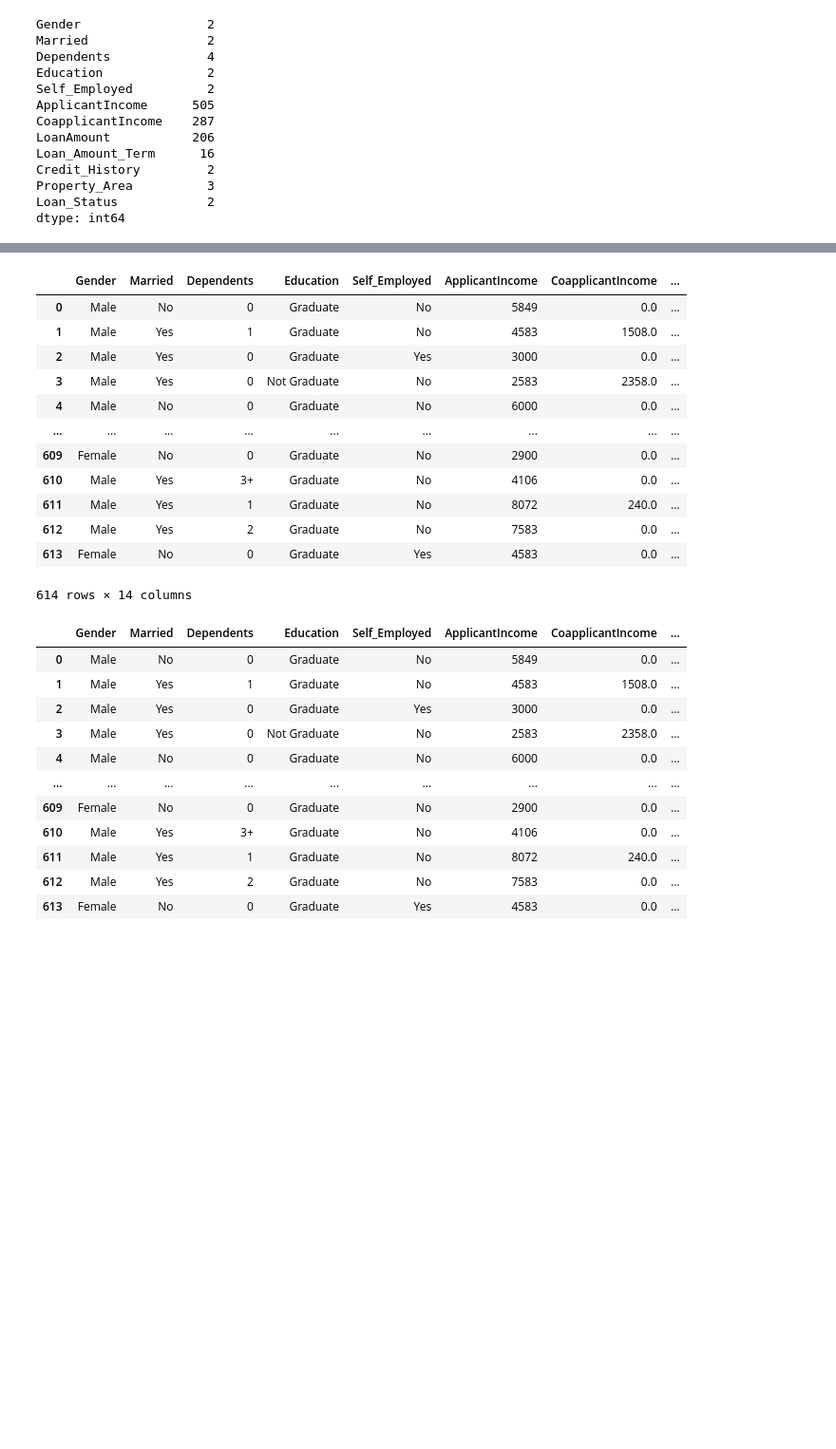
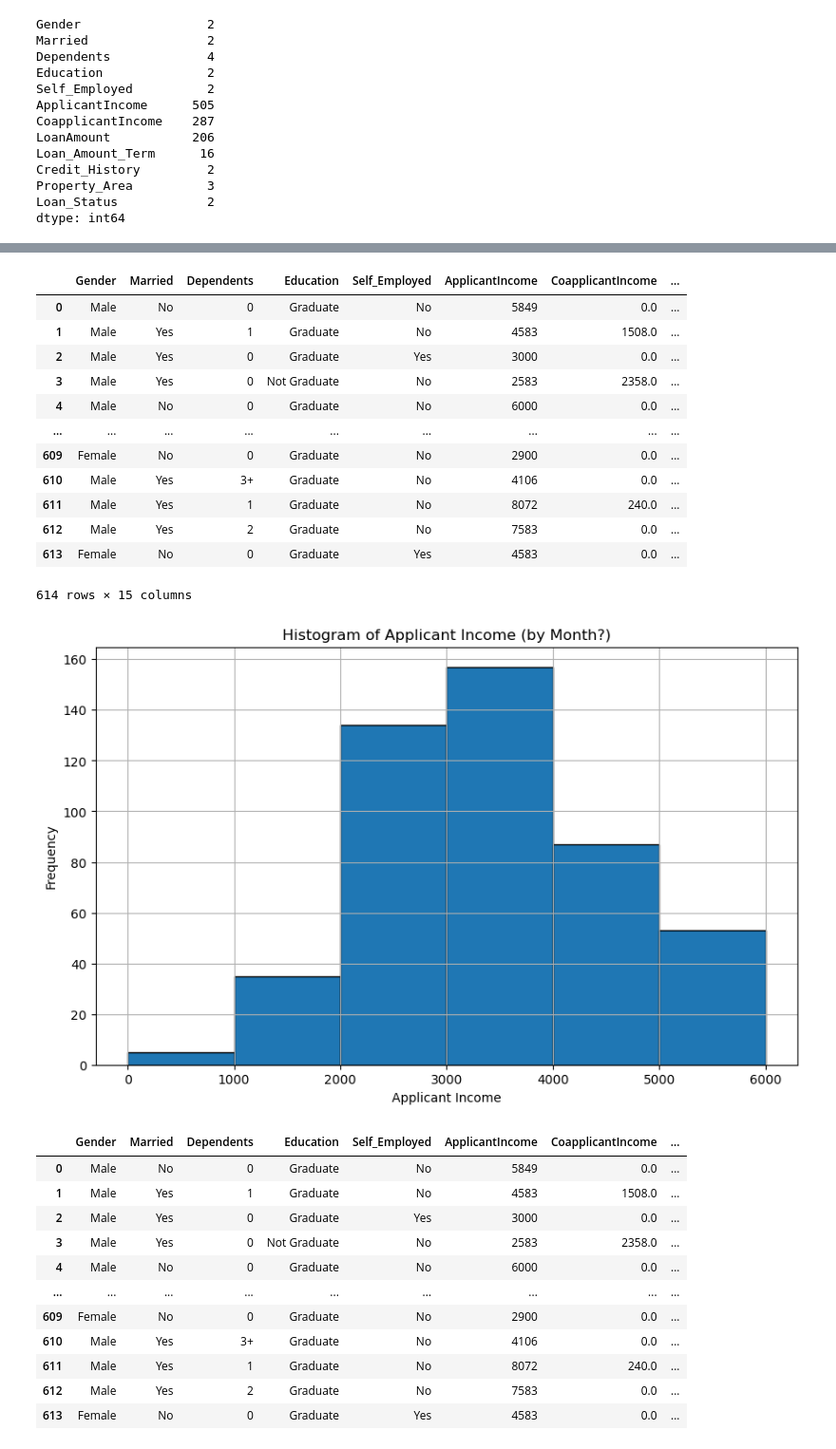
Before and after one commit to NataliiaShevchenko620/Finance_loan_approval_prediction_data, a Jupyter notebook: Finance_loan_approval_prediction.ipynb, the cells around one changed output, grey strips where cells are left out. Shown: that part at 95% size. Saved outputs shown, nothing was run; the diff lists cells and outputs as text; code cells hidden in the pictures; blank space fills up the shorter version.

```diff
--- a/Finance_loan_approval_prediction.ipynb
+++ b/Finance_loan_approval_prediction.ipynb
@@ -110,7 +123,7 @@ dtype: int64
 # %%
 # For columns with more than 10 unique values use pd.cut to create bins, statring with ApplicantIncome, CoapplicantIncome, and Loan_Amount_Term
 # Manually define unique bin edges
-applicant_income_bins = [0, 2500, 5000, 7500, np.inf]  # Define edges for ApplicantIncome
+applicant_income_bins = [0, 1000, 2000, 3000, 4000, 5000, 6000, np.inf]  # Define edges for ApplicantIncome
 coapplicant_income_bins = [-np.inf, 0, 1000, 3000, 5000, np.inf]  # Define edges for CoapplicantIncome including zero
 
 # Apply pd.cut with manually defined bin edges
@@ -131,7 +144,17 @@ loan_data_df
 | 611 | Male | Yes | 1 | Graduate | No | 8072 | 240.0 | ... |
 | 612 | Male | Yes | 2 | Graduate | No | 7583 | 0.0 | ... |
 | 613 | Female | No | 0 | Graduate | Yes | 4583 | 0.0 | ... |
-614 rows × 14 columns
+614 rows × 15 columns
+# %%
+plt.figure(figsize=(10, 6))
+plt.hist(loan_data_df['ApplicantIncome'], bins=applicant_income_bins, edgecolor='black')
+plt.xlabel('Applicant Income')
+plt.ylabel('Frequency')
+plt.title('Histogram of Applicant Income (by Month?)')
+plt.grid(True)
+plt.show()
+# %% [output]
+[figure, added]
 # %%
 # Use more bins for 'LoanAmount' to allow for a more complex model
 num_bins = 10
```
Also changed, not shown: parts of 3 cells of this notebook, 1 other file.
